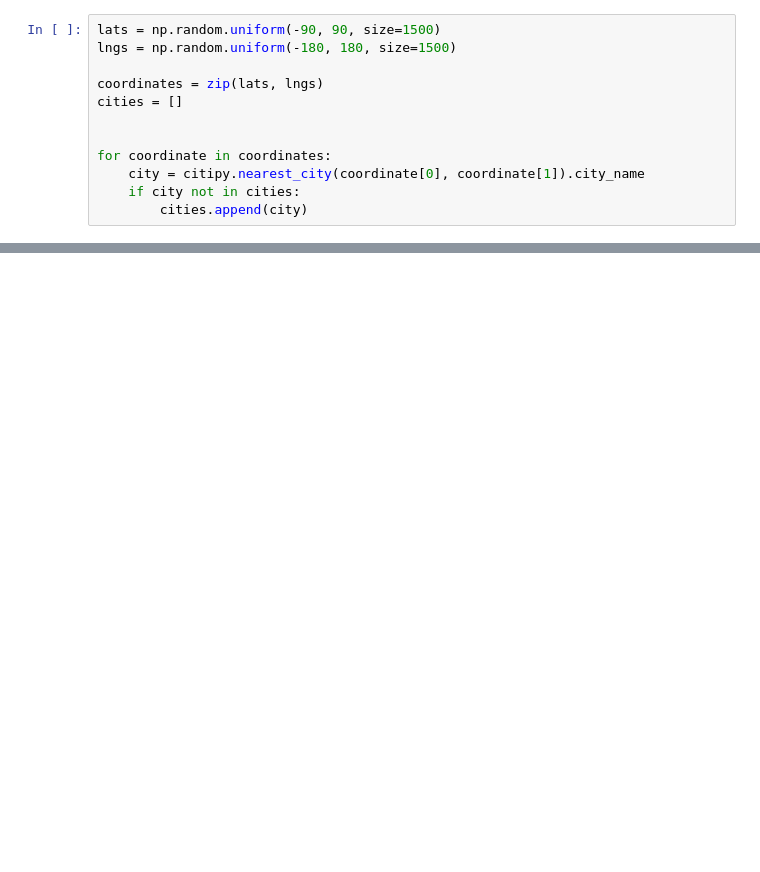
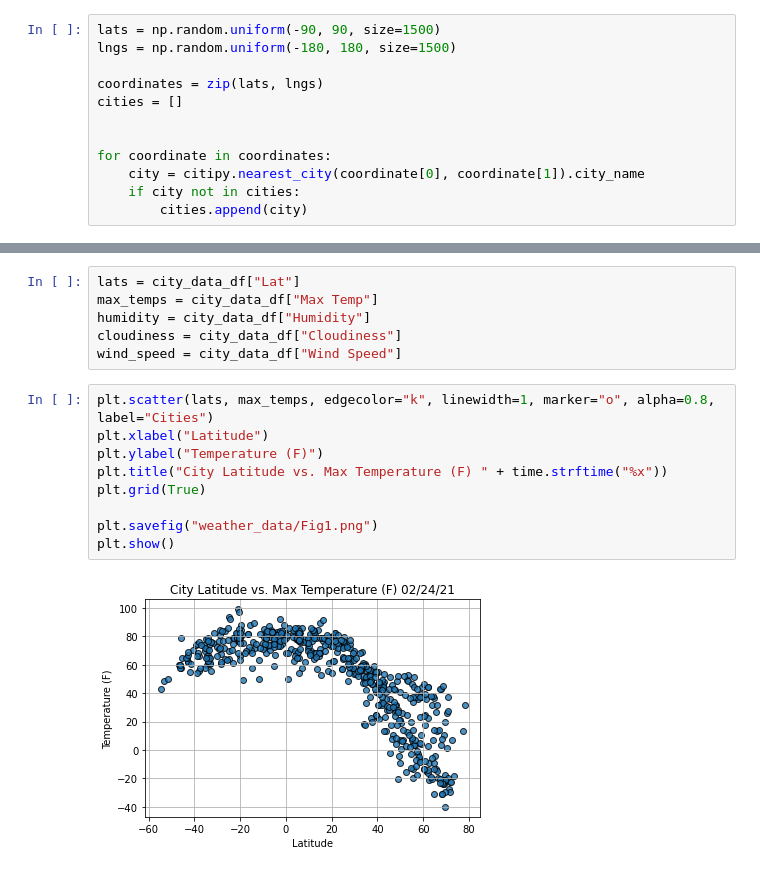
Before and after one commit to ForTheGold/World-Weather-Analysis, a Jupyter notebook: WeatherPy.ipynb, the cells around one changed output, grey strips where cells are left out. Saved outputs shown, nothing was run; the diff lists cells and outputs as text; blank space fills up the shorter version.

Commit message:
Adding weather scatter plots

```diff
--- a/WeatherPy.ipynb
+++ b/WeatherPy.ipynb
@@ -106,0 +108,17 @@ city_data_df.head()
+# %%
+lats = city_data_df["Lat"]
+max_temps = city_data_df["Max Temp"]
+humidity = city_data_df["Humidity"]
+cloudiness = city_data_df["Cloudiness"]
+wind_speed = city_data_df["Wind Speed"]
+# %%
+plt.scatter(lats, max_temps, edgecolor="k", linewidth=1, marker="o", alpha=0.8, label="Cities")
+plt.xlabel("Latitude")
+plt.ylabel("Temperature (F)")
+plt.title("City Latitude vs. Max Temperature (F) " + time.strftime("%x"))
+plt.grid(True)
+
+plt.savefig("weather_data/Fig1.png")
+plt.show()
+# %% [output]
+[figure, added]
```
Also changed, not shown: parts of 5 cells of this notebook, 5 other files.
